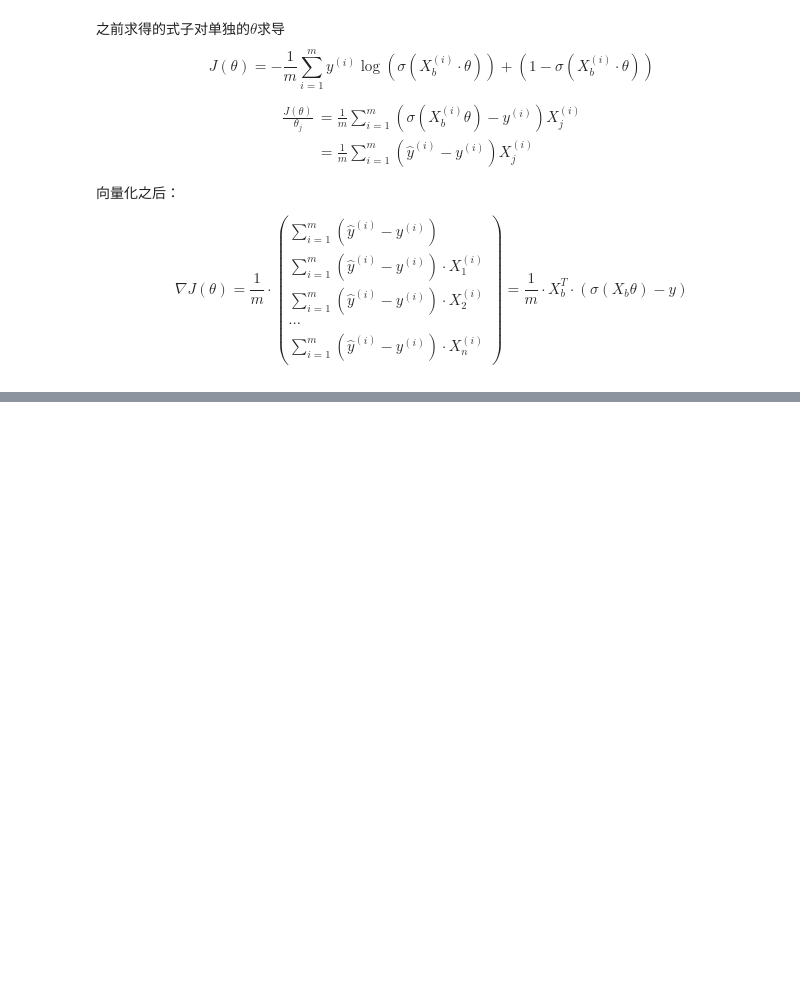
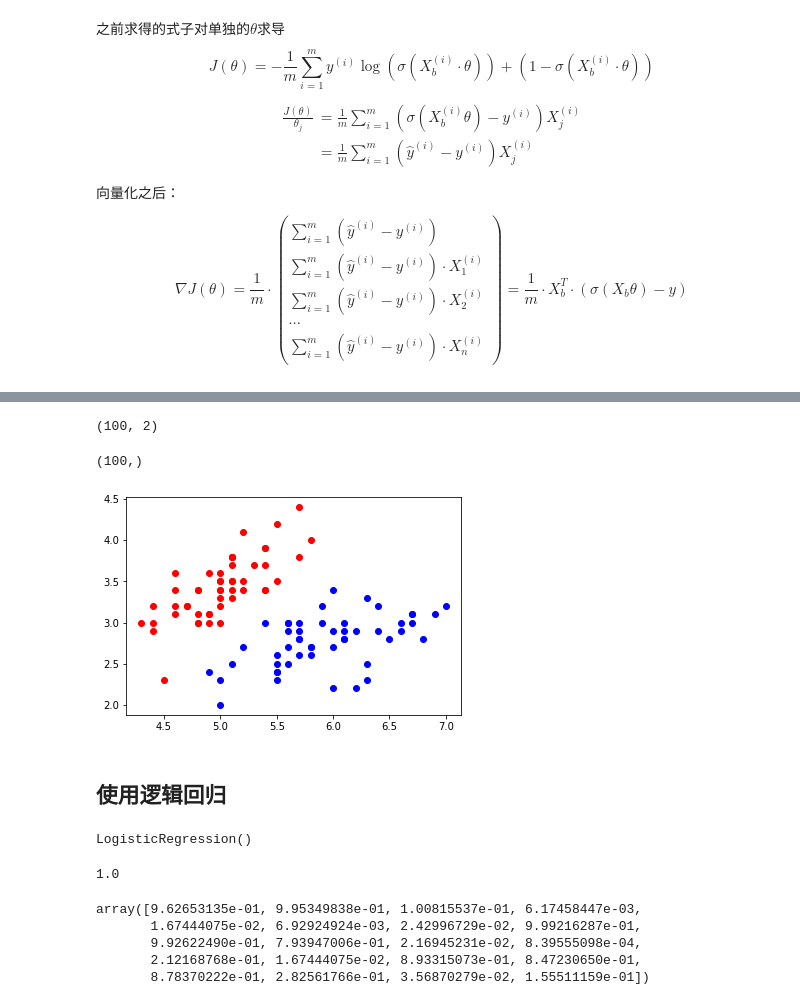
Before and after one commit to Doublc-Qluv/Introduction-to-machine-learning, a Jupyter notebook: 09-LogisticRegression.ipynb, the cells around one changed output, grey strips where cells are left out. Drawn from its saved outputs; the diff is of its cells as text; code cells hidden in the pictures; blank space fills up the shorter version.

Commit message:
09-LogisticRegression

```diff
--- a/09-LogisticRegression.ipynb
+++ b/09-LogisticRegression.ipynb
@@ -109,0 +112,28 @@ $$\nabla J(\theta)=\frac{1}{m} \cdot\left(\begin{array}{l}\sum_{i=1}^{m}\left(\h
+# %%
+import numpy as np
+import matplotlib.pyplot as plt
+from sklearn import datasets
+
+iris = datasets.load_iris()
+# %%
+X = iris.data
+y = iris.target
+# %%
+X = X[y<2, :2]
+y = y[y<2]
+# %%
+X.shape
+# %% [output]
+(100, 2)
+# %%
+y.shape
+# %% [output]
+(100,)
+# %%
+plt.scatter(X[y==0,0], X[y==0,1], color='red')
+plt.scatter(X[y==1,0], X[y==1,1], color='blue')
+plt.show()
+# %% [output]
+[figure, added]
+# %% [markdown]
+## 使用逻辑回归
@@ -109,0 +144,19 @@ $$\nabla J(\theta)=\frac{1}{m} \cdot\left(\begin{array}{l}\sum_{i=1}^{m}\left(\h
+# %%
+from playML.LogisticRegression import LogisticRegression
+
+log_reg = LogisticRegression()
+log_reg.fit(X_train, y_train)
+# %% [output]
+LogisticRegression()
+# %%
+log_reg.score(X_test,y_test)
+# %% [output]
+1.0
+# %%
+log_reg.predict_proba(X_test)
+# %% [output]
+array([9.62653135e-01, 9.95349838e-01, 1.00815537e-01, 6.17458447e-03,
+       1.67444075e-02, 6.92924924e-03, 2.42996729e-02, 9.99216287e-01,
+       9.92622490e-01, 7.93947006e-01, 2.16945231e-02, 8.39555098e-04,
+       2.12168768e-01, 1.67444075e-02, 8.93315073e-01, 8.47230650e-01,
+       8.78370222e-01, 2.82561766e-01, 3.56870279e-02, 1.55511159e-01])
```
Also changed, not shown: parts of 79 cells of this notebook.
